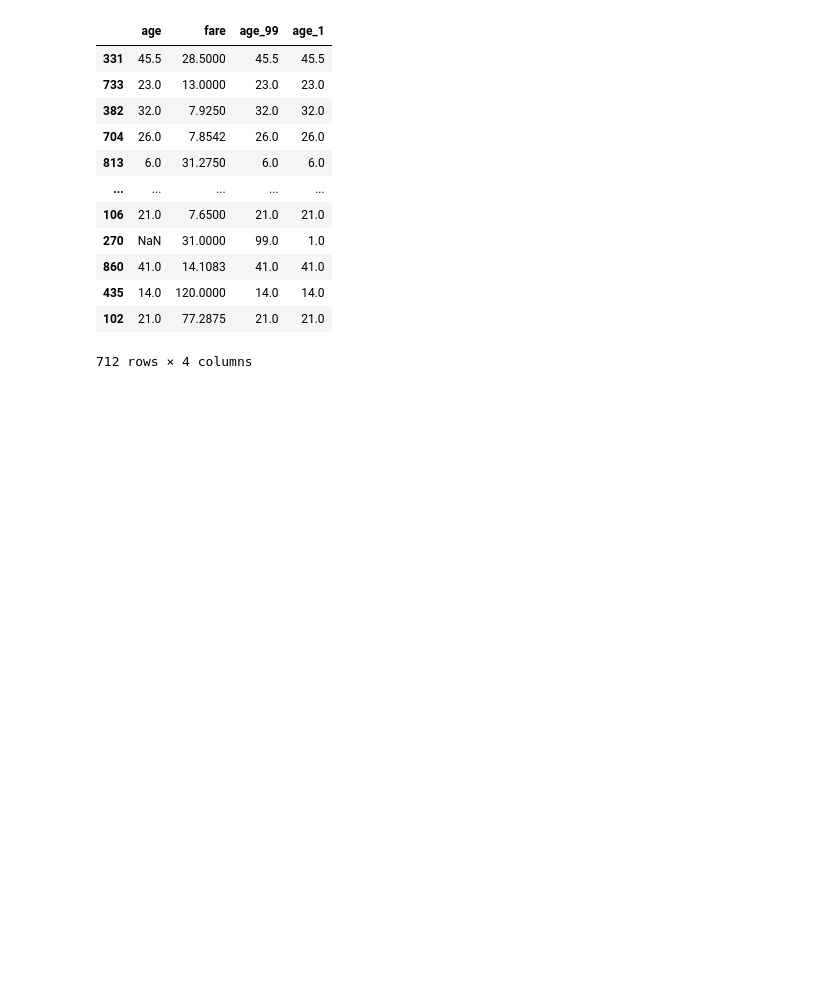
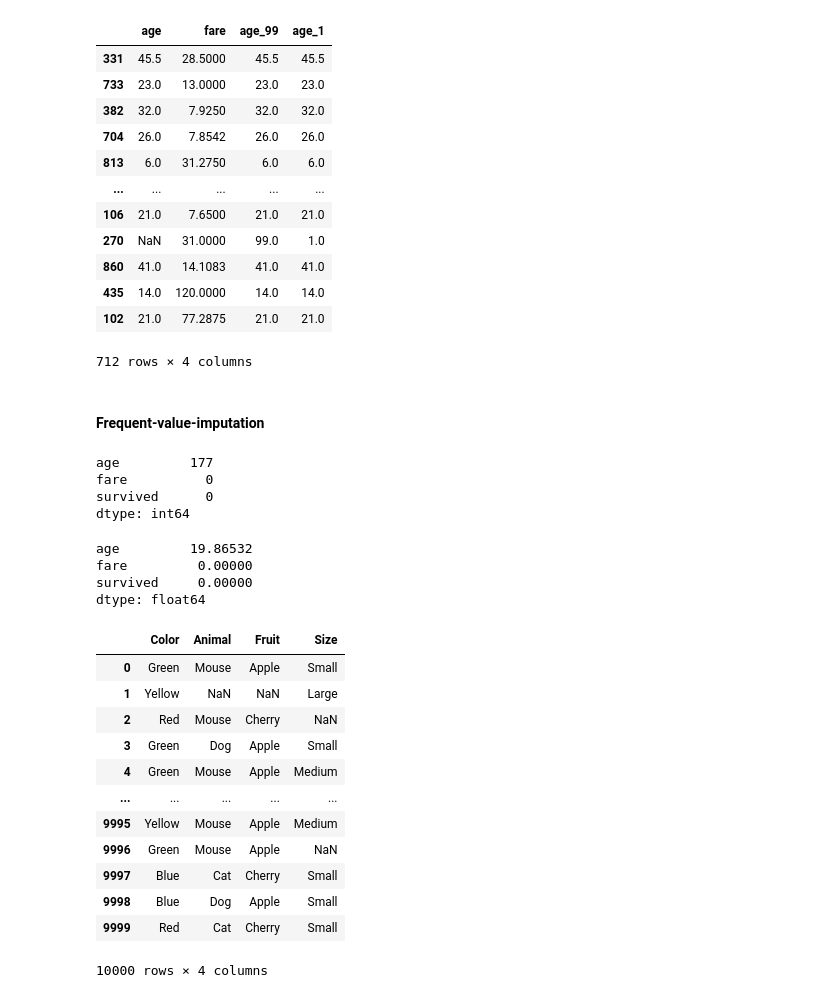
Before and after one commit to jatin-codes-sketch/feature-engineering-101, a Jupyter notebook: Feature Transformation/4.Handling missing data/Simple_imputer.ipynb, the cells around one changed output. Saved outputs shown, nothing was run; the diff lists cells and outputs as text; code cells hidden in the pictures; blank space fills up the shorter version.

```diff
--- a/Feature Transformation/4.Handling missing data/Simple_imputer.ipynb
+++ b/Feature Transformation/4.Handling missing data/Simple_imputer.ipynb
@@ -250,3 +250,38 @@ X_train
 | 435 | 14.0 | 120.0000 | 14.0 | 14.0 |
 | 102 | 21.0 | 77.2875 | 21.0 | 21.0 |
 712 rows × 4 columns
+# %% [markdown]
+#### Frequent-value-imputation
+# %%
+df=sns.load_dataset('titanic')
+df=df[['age','fare','survived']]
+df.isnull().sum()
+# %% [output]
+age         177
+fare          0
+survived      0
+dtype: int64
+# %%
+df.isnull().mean()*100
+# %% [output]
+age         19.86532
+fare         0.00000
+survived     0.00000
+dtype: float64
+# %%
+df=pd.read_csv(r"C:\Users\Lenovo\Downloads\categorical_dataset_with_missing.csv")
+df
+# %% [output]
+|  | Color | Animal | Fruit | Size |
+| 0 | Green | Mouse | Apple | Small |
+| 1 | Yellow | NaN | NaN | Large |
+| 2 | Red | Mouse | Cherry | NaN |
+| 3 | Green | Dog | Apple | Small |
+| 4 | Green | Mouse | Apple | Medium |
+| ... | ... | ... | ... | ... |
+| 9995 | Yellow | Mouse | Apple | Medium |
+| 9996 | Green | Mouse | Apple | NaN |
+| 9997 | Blue | Cat | Cherry | Small |
+| 9998 | Blue | Dog | Apple | Small |
+| 9999 | Red | Cat | Cherry | Small |
+10000 rows × 4 columns
```
Also changed, not shown: parts of 8 cells of this notebook.
